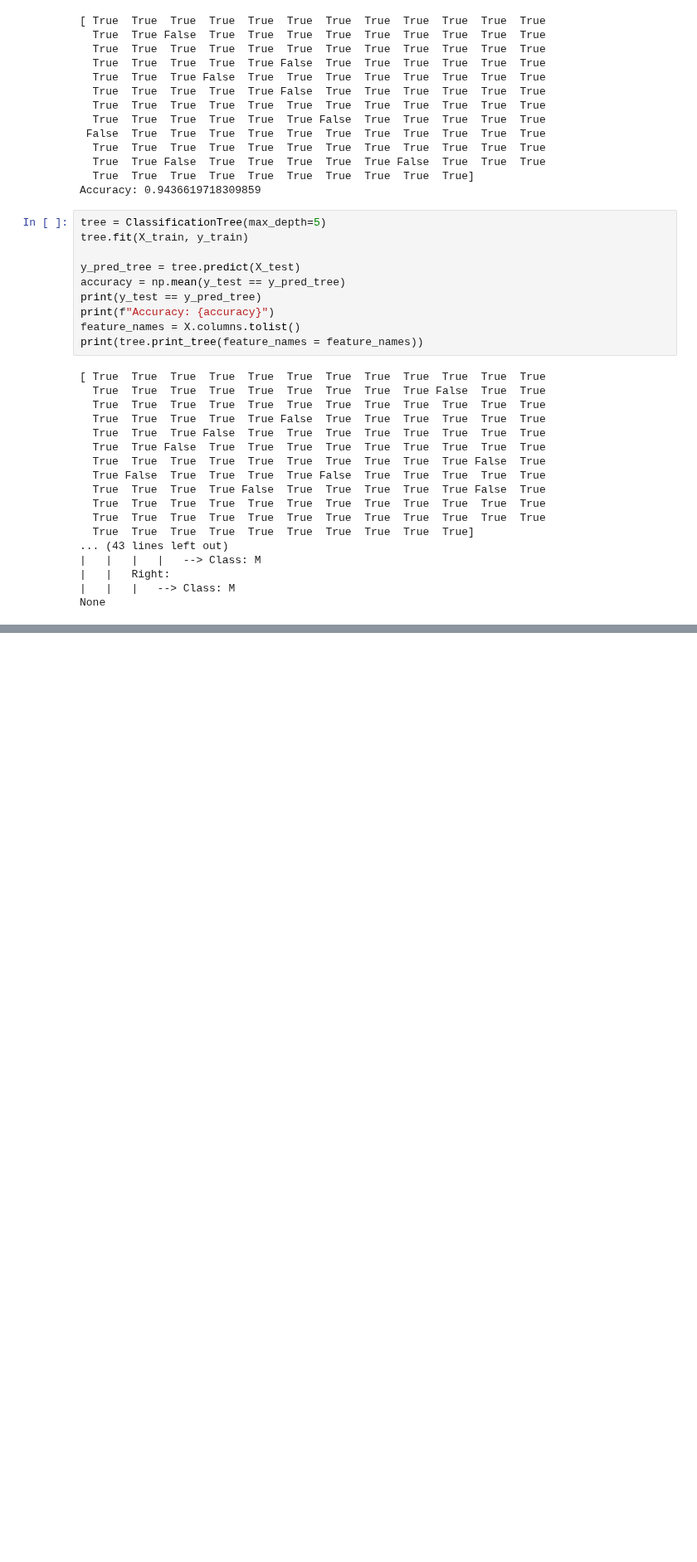
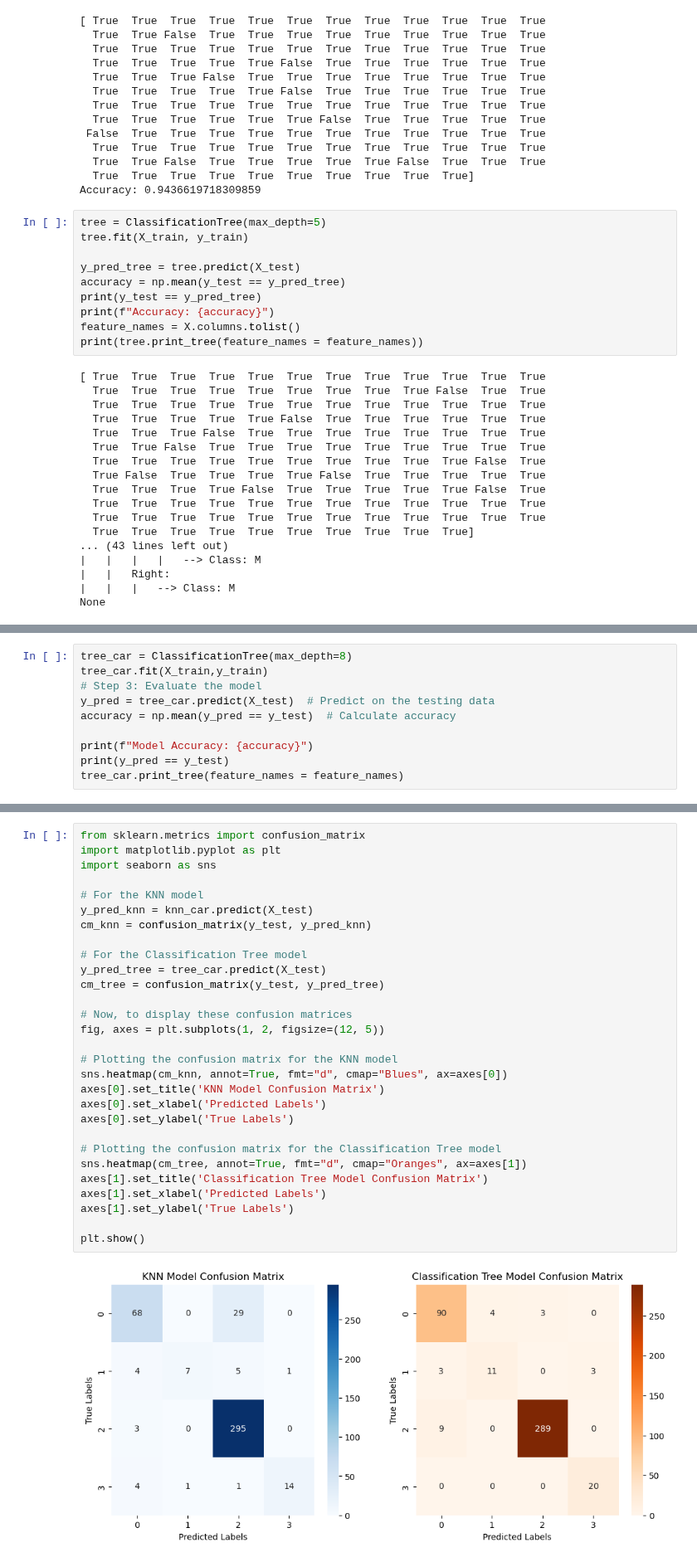
Before and after one commit to nkurien/FYP-MLEvaluator, a Jupyter notebook: poc/notebooks/07_encoders_sklearn.ipynb, the cells around one changed output, grey strips where cells are left out. Shown at 83% size. Saved outputs shown, nothing was run; the diff lists cells and outputs as text; blank space fills up the shorter version.

```diff
--- a/poc/notebooks/07_encoders_sklearn.ipynb
+++ b/poc/notebooks/07_encoders_sklearn.ipynb
@@ -128,0 +368,10 @@ None
+# %%
+tree_car = ClassificationTree(max_depth=8)
+tree_car.fit(X_train,y_train)
+# Step 3: Evaluate the model
+y_pred = tree_car.predict(X_test)  # Predict on the testing data
+accuracy = np.mean(y_pred == y_test)  # Calculate accuracy
+
+print(f"Model Accuracy: {accuracy}")
+print(y_pred == y_test)
+tree_car.print_tree(feature_names = feature_names)
@@ -128,0 +396,31 @@ None
+# %%
+from sklearn.metrics import confusion_matrix
+import matplotlib.pyplot as plt
+import seaborn as sns
+
+# For the KNN model
+y_pred_knn = knn_car.predict(X_test)
+cm_knn = confusion_matrix(y_test, y_pred_knn)
+
+# For the Classification Tree model
+y_pred_tree = tree_car.predict(X_test)
+cm_tree = confusion_matrix(y_test, y_pred_tree)
+
+# Now, to display these confusion matrices
+fig, axes = plt.subplots(1, 2, figsize=(12, 5))
+
+# Plotting the confusion matrix for the KNN model
+sns.heatmap(cm_knn, annot=True, fmt="d", cmap="Blues", ax=axes[0])
+axes[0].set_title('KNN Model Confusion Matrix')
+axes[0].set_xlabel('Predicted Labels')
+axes[0].set_ylabel('True Labels')
+
+# Plotting the confusion matrix for the Classification Tree model
+sns.heatmap(cm_tree, annot=True, fmt="d", cmap="Oranges", ax=axes[1])
+axes[1].set_title('Classification Tree Model Confusion Matrix')
+axes[1].set_xlabel('Predicted Labels')
+axes[1].set_ylabel('True Labels')
+
+plt.show()
+# %% [output]
+[figure, added]
```
Also changed, not shown: parts of 13 cells of this notebook.
